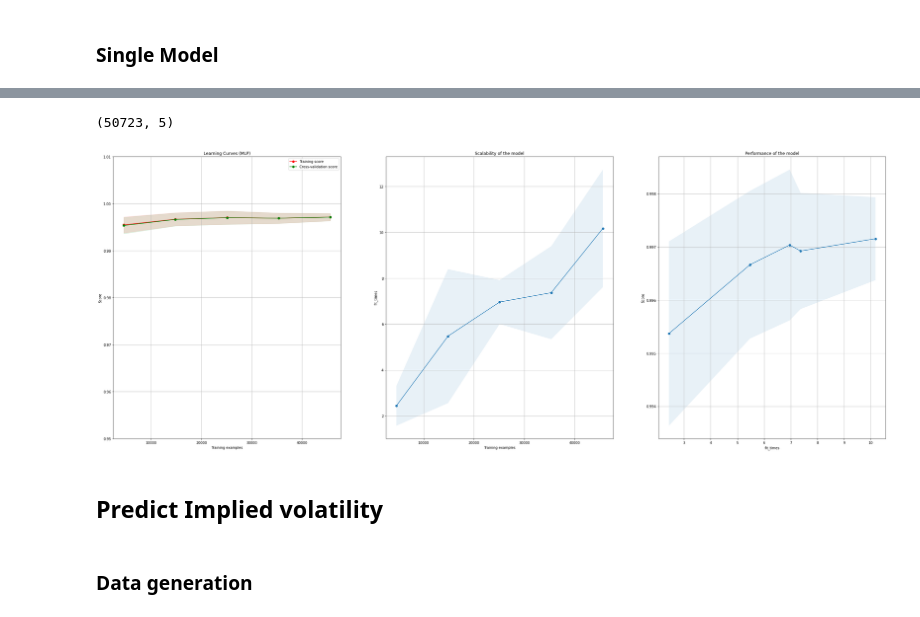
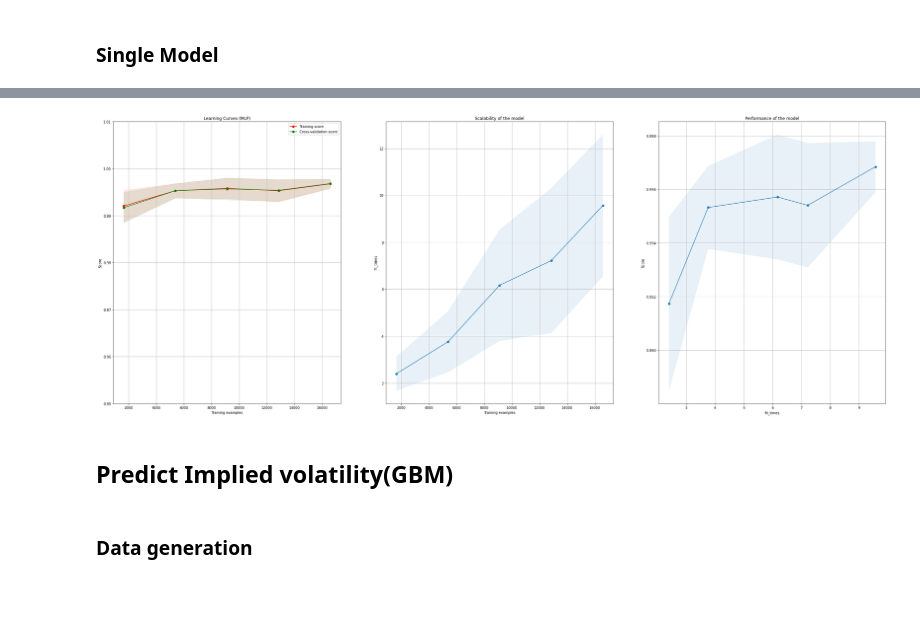
Before and after one commit to yxiiii/FE5216, a Jupyter notebook: train.ipynb, the cells around one changed output, grey strips where cells are left out. Drawn from its saved outputs; the diff is of its cells as text; code cells hidden in the pictures.

```diff
--- a/train.ipynb
+++ b/train.ipynb
@@ -525,7 +474,7 @@ model = 'GBM'
 Type = 'European'
 option = 'call'
 
-data = pd.read_csv(f'data_{model}_{Type}_{option}.csv')
+data = pd.read_csv(f'data/data_{model}_{Type}_{option}.csv')
 print(data.shape)
 
 x = data[['moneyness', 'tau', 'r', 'vol']]
@@ -540,14 +489,14 @@ y = data['option price']
 # x_test = StdScaler.fit_transform(x_test)
 
 # hls_set = [(2 ** i, 2 ** i) for i in np.arange(3, 7)] + [(2 ** i, 2 ** i, 2 ** i) for i in np.arange(3, 7)] + [(2 ** i, 2 ** i, 2 ** i, 2 ** i) for i in np.arange(3, 7)]
-hls_set = [(32,32,32,32)]
+hls_set = [(32,32,32), (32,32,32,32)]
 for hidden_layer_sizes in hls_set:
     MLP = MLPRegressor(hidden_layer_sizes=hidden_layer_sizes, activation='relu', solver='adam', batch_size=1024, learning_rate_init=0.005, max_iter=500, tol=1e-10, shuffle=True, verbose=False, validation_fraction=0.1)
     # MLP.fit(x_train, y_train)
     # score = MLP.score(x_test, y_test)
     # print(f'Type: {Type}, option: {option}, Model: {model}, ANN r2 = {score}')
 
-    with open('log.txt', 'a') as f:
+    with open('log/log_GBM_price.txt', 'a') as f:
         # hidden layer sizes
         print(f'{hidden_layer_sizes}\n')
         # f.write(f'{hidden_layer_sizes}\n')
@@ -567,4 +516,5 @@ for hidden_layer_sizes in hls_set:
         mape_score = cross_val_score(MLP, x, y, scoring='neg_mean_absolute_percentage_error', cv=3)
         print(f'MAPE: {mape_score}\n\n')
         # f.write(f'MAPE: {mape_score}\n\n')
+    f.close()
 # %% [output]
@@ -580,0 +540,19 @@ MAPE: [-0.03070003 -0.060011   -0.07306604]
+# %%
+from utils import *
+from sklearn.model_selection import ShuffleSplit
+
+model = 'GBM'
+Type = 'European'
+option = 'call'
+
+data = pd.read_csv(f'data/data_{model}_{Type}_{option}.csv')
+print(data.shape)
+
+x = data[['moneyness', 'tau', 'r', 'vol']]
+y = data['option price']
+
+x_train, x_test, y_train, y_test = train_test_split(x, y, test_size=0.2, random_state=None, shuffle=True)
+
+hidden_layer_sizes = (32,32,32,32)
+estimator = MLPRegressor(hidden_layer_sizes=hidden_layer_sizes, activation='relu', solver='adam', batch_size=1024, learning_rate_init=0.005, max_iter=500, tol=1e-10, shuffle=True, verbose=False, validation_fraction=0.1)
+estimator.fit(x_train, y_train)
@@ -581,34 +568,17 @@ MAPE: [-0.03070003 -0.060011   -0.07306604]
 # %%
-from utils import *
-from sklearn.model_selection import ShuffleSplit
-
-model = 'GBM'
-Type = 'European'
-option = 'call'
-
-data = pd.read_csv(f'data_{model}_{Type}_{option}.csv')
-print(data.shape)
-
-x = data[['moneyness', 'tau', 'r', 'vol']]
-y = data['option price']
-
-hidden_layer_sizes = (32,32,32,32)
-estimator = MLPRegressor(hidden_layer_sizes=hidden_layer_sizes, activation='relu', solver='adam', batch_size=1024, learning_rate_init=0.005, max_iter=500, tol=1e-10, shuffle=True, verbose=False, validation_fraction=0.1)
-
 fig, axes = plt.subplots(1, 3, figsize=(40, 15))
 
 title = "Learning Curves (MLP)"
 # Cross validation with 50 iterations to get smoother mean test and train
 # score curves, each time with 20% data randomly selected as a validation set.
 cv = ShuffleSplit(n_splits=5, test_size=0.1, random_state=0)
 
 plot_learning_curve(estimator, title, x, y, axes=axes, ylim=(0.95, 1.01), cv=cv, n_jobs=4)
 
 plt.show()
 # %% [output]
-(50723, 5)
-[figure, old version]
+[figure, new version]
 # %% [markdown]
-## Predict Implied volatility
+## Predict Implied volatility(GBM)
 # %% [markdown]
 ### Data generation
```
Also changed, not shown: parts of 70 cells of this notebook, 23 other files.
